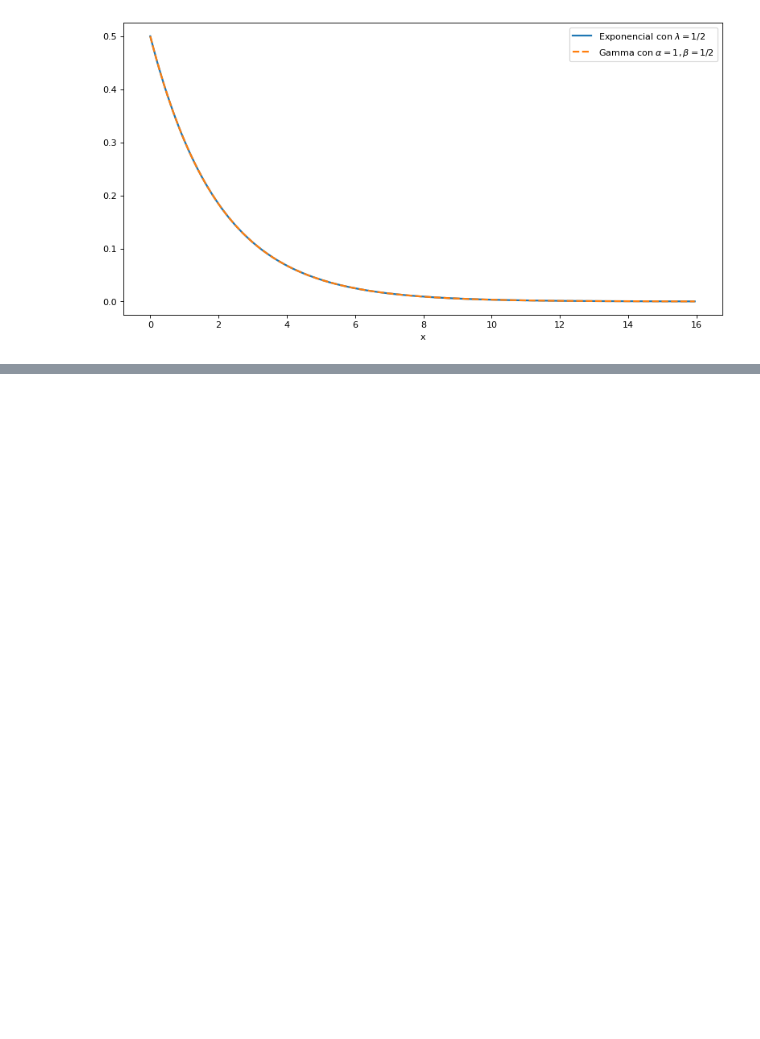
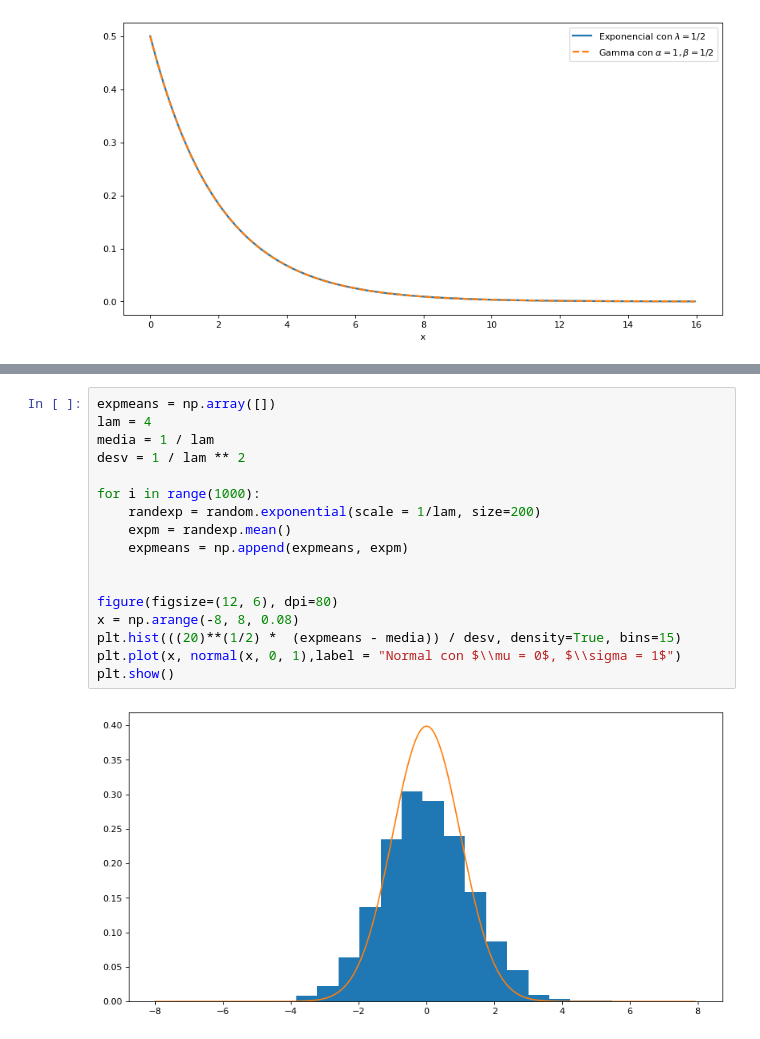
Before and after one commit to julian4u0/pystats, a Jupyter notebook: distributions.ipynb, the cells around one changed output, grey strips where cells are left out. Drawn from its saved outputs; the diff is of its cells as text; blank space fills up the shorter version.

```diff
--- a/distributions.ipynb
+++ b/distributions.ipynb
@@ -114,0 +151,19 @@ Y avistar 10 individuos en dos dias no parece algo tan raro.
+# %%
+expmeans = np.array([])
+lam = 4
+media = 1 / lam
+desv = 1 / lam ** 2
+
+for i in range(1000):
+    randexp = random.exponential(scale = 1/lam, size=200)
+    expm = randexp.mean()
+    expmeans = np.append(expmeans, expm)
+
+
+figure(figsize=(12, 6), dpi=80)
+x = np.arange(-8, 8, 0.08)
+plt.hist(((20)**(1/2) *  (expmeans - media)) / desv, density=True, bins=15)
+plt.plot(x, normal(x, 0, 1),label = "Normal con $\\mu = 0$, $\\sigma = 1$")
+plt.show()
+# %% [output]
+[figure, added]
```
Also changed, not shown: parts of 15 cells of this notebook.
